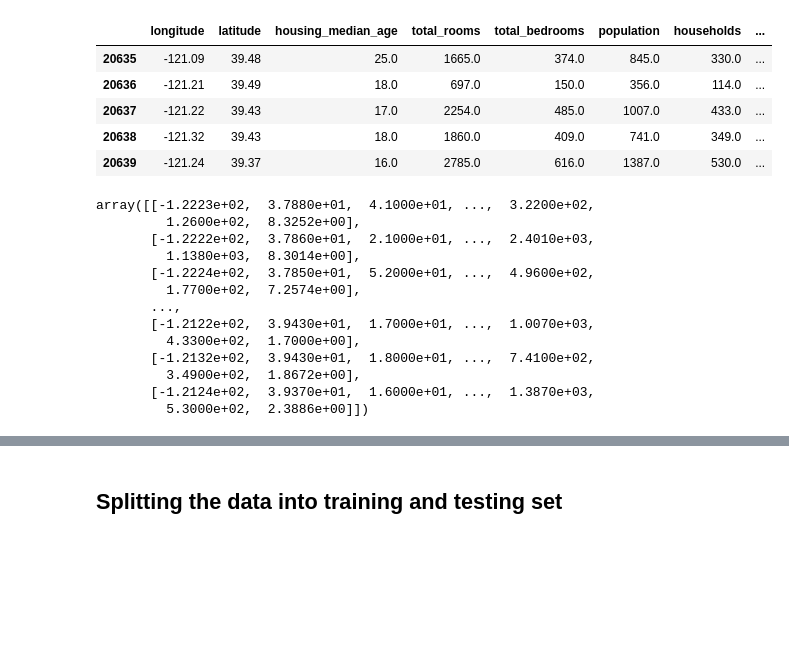
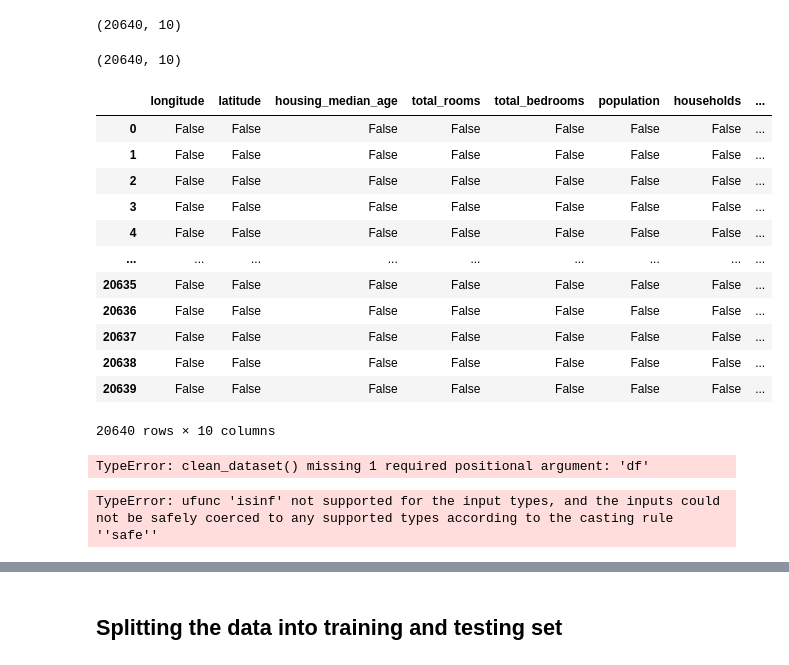
Before and after one commit to AiJared/AndrewNgMLAssignments, a Jupyter notebook: Linear Regression with Multiple Variables.ipynb, the cells around one changed output, grey strips where cells are left out. Drawn from its saved outputs; the diff is of its cells as text; code cells hidden in the pictures; blank space fills up the shorter version.

Commit message:
cleaning data

```diff
--- a/Linear Regression with Multiple Variables.ipynb
+++ b/Linear Regression with Multiple Variables.ipynb
@@ -32,28 +43,26 @@ dataset.head()
 # %%
-dataset.tail()
+dataset.shape
 # %% [output]
-|  | longitude | latitude | housing_median_age | total_rooms | total_bedrooms | population | households | ... |
-| 20635 | -121.09 | 39.48 | 25.0 | 1665.0 | 374.0 | 845.0 | 330.0 | ... |
-| 20636 | -121.21 | 39.49 | 18.0 | 697.0 | 150.0 | 356.0 | 114.0 | ... |
-| 20637 | -121.22 | 39.43 | 17.0 | 2254.0 | 485.0 | 1007.0 | 433.0 | ... |
-| 20638 | -121.32 | 39.43 | 18.0 | 1860.0 | 409.0 | 741.0 | 349.0 | ... |
-| 20639 | -121.24 | 39.37 | 16.0 | 2785.0 | 616.0 | 1387.0 | 530.0 | ... |
+(20640, 10)
 # %%
-X = dataset.iloc[:, :-2].values # get a copy of dataset, exclude the last two columns
-y = dataset.iloc[:, 8].values # get an array of values from column 9
+df = pd.DataFrame(dataset)
+# %%
+df.shape
+# %% [output]
+(20640, 10)
 # %%
-X
+df.isna()
 # %% [output]
+|  | longitude | latitude | housing_median_age | total_rooms | total_bedrooms | population | households | ... |
+| 0 | False | False | False | False | False | False | False | ... |
+| 1 | False | False | False | False | False | False | False | ... |
+| 2 | False | False | False | False | False | False | False | ... |
+| 3 | False | False | False | False | False | False | False | ... |
+| 4 | False | False | False | False | False | False | False | ... |
+| ... | ... | ... | ... | ... | ... | ... | ... | ... |
+| 20635 | False | False | False | False | False | False | False | ... |
+| 20636 | False | False | False | False | False | False | False | ... |
+| 20637 | False | False | False | False | False | False | False | ... |
+| 20638 | False | False | False | False | False | False | False | ... |
+| 20639 | False | False | False | False | False | False | False | ... |
-array([[-1.2223e+02,  3.7880e+01,  4.1000e+01, ...,  3.2200e+02,
-         1.2600e+02,  8.3252e+00],
-       [-1.2222e+02,  3.7860e+01,  2.1000e+01, ...,  2.4010e+03,
-         1.1380e+03,  8.3014e+00],
-       [-1.2224e+02,  3.7850e+01,  5.2000e+01, ...,  4.9600e+02,
-         1.7700e+02,  7.2574e+00],
-       ...,
-       [-1.2122e+02,  3.9430e+01,  1.7000e+01, ...,  1.0070e+03,
-         4.3300e+02,  1.7000e+00],
-       [-1.2132e+02,  3.9430e+01,  1.8000e+01, ...,  7.4100e+02,
-         3.4900e+02,  1.8672e+00],
-       [-1.2124e+02,  3.9370e+01,  1.6000e+01, ...,  1.3870e+03,
-         5.3000e+02,  2.3886e+00]])
+20640 rows × 10 columns
@@ -59,0 +75,9 @@ array([[-1.2223e+02,  3.7880e+01,  4.1000e+01, ...,  3.2200e+02,
+# %%
+clean_dataset()
+# %% [output]
+TypeError: clean_dataset() missing 1 required positional argument: 'df'
+# %%
+count = np.isinf(df).values.sum()
+print(count)
+# %% [output]
+TypeError: ufunc 'isinf' not supported for the input types, and the inputs could not be safely coerced to any supported types according to the casting rule ''safe''
```
Also changed, not shown: parts of 7 cells of this notebook.
